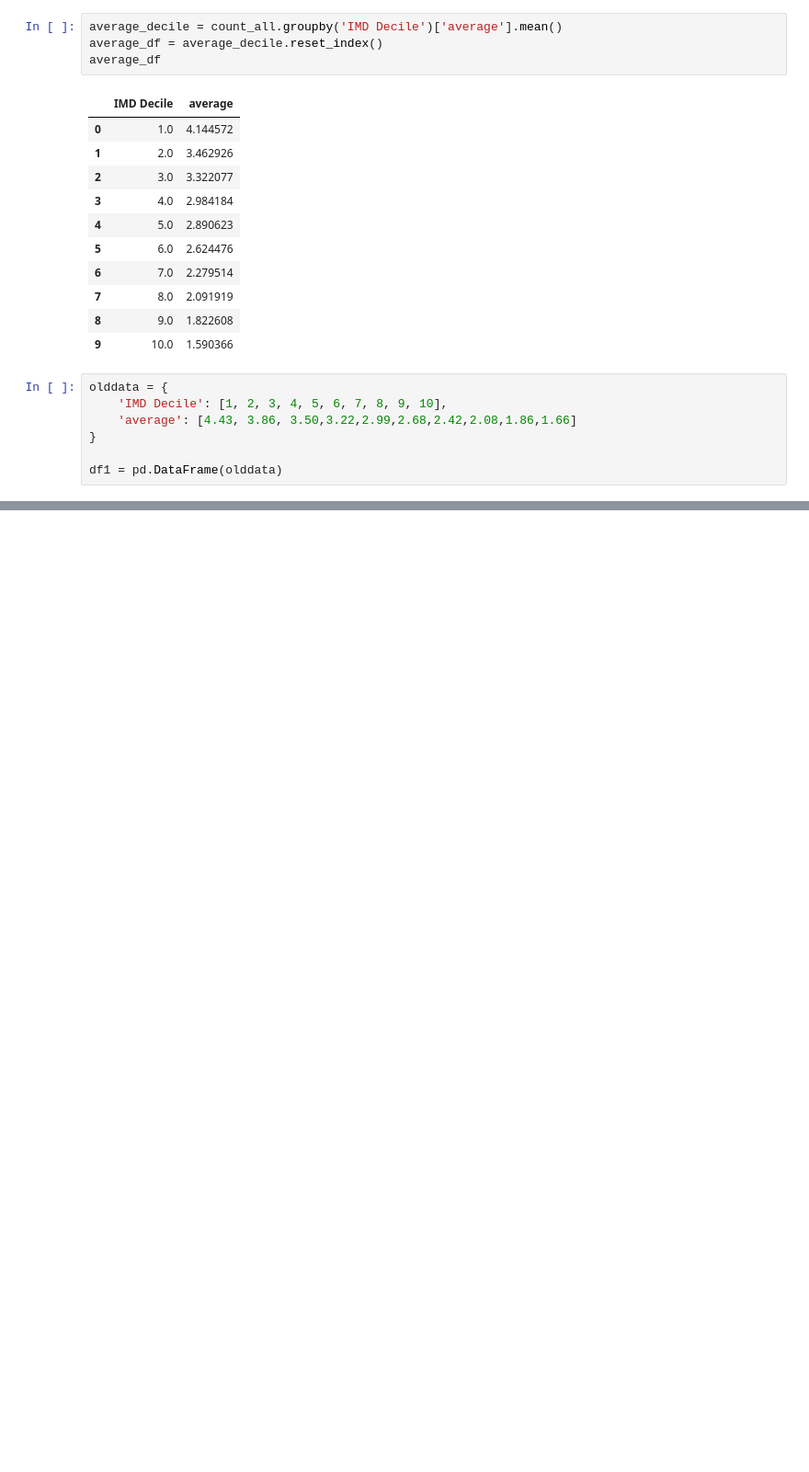
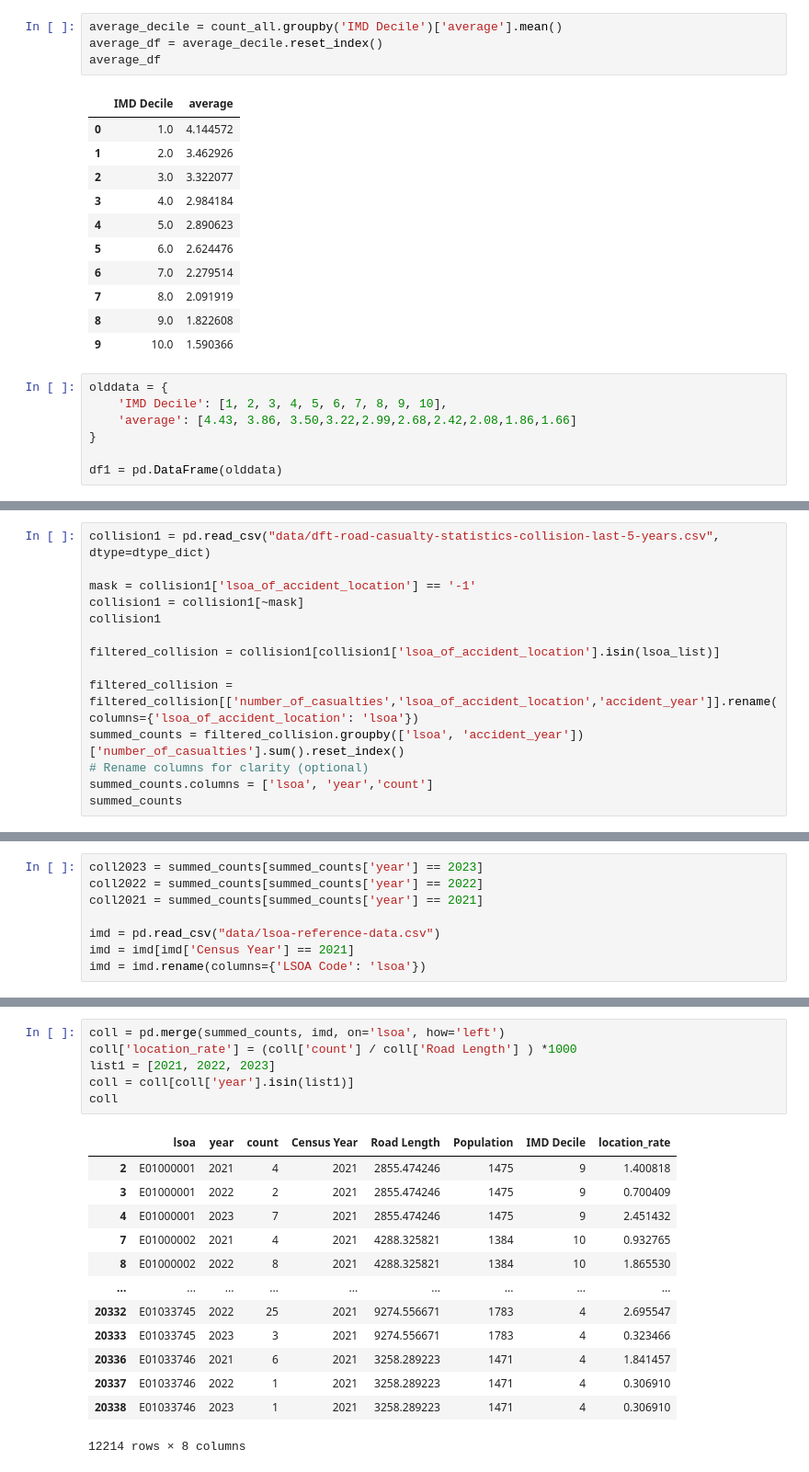
Before and after one commit to jwkee0420/Quantitative-Methods, a Jupyter notebook: Jin_safety_descriptive_statistics.ipynb, the cells around one changed output, grey strips where cells are left out. Shown at 92% size. Saved outputs shown, nothing was run; the diff lists cells and outputs as text; blank space fills up the shorter version.

```diff
--- a/Jin_safety_descriptive_statistics.ipynb
+++ b/Jin_safety_descriptive_statistics.ipynb
@@ -618,0 +625,14 @@ plt.show()
+# %%
+collision1 = pd.read_csv("data/dft-road-casualty-statistics-collision-last-5-years.csv", dtype=dtype_dict)
+
+mask = collision1['lsoa_of_accident_location'] == '-1'
+collision1 = collision1[~mask]
+collision1
+
+filtered_collision = collision1[collision1['lsoa_of_accident_location'].isin(lsoa_list)]
+
+filtered_collision = filtered_collision[['number_of_casualties','lsoa_of_accident_location','accident_year']].rename(columns={'lsoa_of_accident_location': 'lsoa'})
+summed_counts = filtered_collision.groupby(['lsoa', 'accident_year'])['number_of_casualties'].sum().reset_index()
+# Rename columns for clarity (optional)
+summed_counts.columns = ['lsoa', 'year','count']
+summed_counts
@@ -618,0 +653,8 @@ plt.show()
+# %%
+coll2023 = summed_counts[summed_counts['year'] == 2023]
+coll2022 = summed_counts[summed_counts['year'] == 2022]
+coll2021 = summed_counts[summed_counts['year'] == 2021]
+
+imd = pd.read_csv("data/lsoa-reference-data.csv")
+imd = imd[imd['Census Year'] == 2021]
+imd = imd.rename(columns={'LSOA Code': 'lsoa'})
@@ -618,0 +675,20 @@ plt.show()
+# %%
+coll = pd.merge(summed_counts, imd, on='lsoa', how='left')
+coll['location_rate'] = (coll['count'] / coll['Road Length'] ) *1000
+list1 = [2021, 2022, 2023]
+coll = coll[coll['year'].isin(list1)]
+coll
+# %% [output]
+|  | lsoa | year | count | Census Year | Road Length | Population | IMD Decile | location_rate |
+| 2 | E01000001 | 2021 | 4 | 2021 | 2855.474246 | 1475 | 9 | 1.400818 |
+| 3 | E01000001 | 2022 | 2 | 2021 | 2855.474246 | 1475 | 9 | 0.700409 |
+| 4 | E01000001 | 2023 | 7 | 2021 | 2855.474246 | 1475 | 9 | 2.451432 |
+| 7 | E01000002 | 2021 | 4 | 2021 | 4288.325821 | 1384 | 10 | 0.932765 |
+| 8 | E01000002 | 2022 | 8 | 2021 | 4288.325821 | 1384 | 10 | 1.865530 |
+| ... | ... | ... | ... | ... | ... | ... | ... | ... |
+| 20332 | E01033745 | 2022 | 25 | 2021 | 9274.556671 | 1783 | 4 | 2.695547 |
+| 20333 | E01033745 | 2023 | 3 | 2021 | 9274.556671 | 1783 | 4 | 0.323466 |
+| 20336 | E01033746 | 2021 | 6 | 2021 | 3258.289223 | 1471 | 4 | 1.841457 |
+| 20337 | E01033746 | 2022 | 1 | 2021 | 3258.289223 | 1471 | 4 | 0.306910 |
+| 20338 | E01033746 | 2023 | 1 | 2021 | 3258.289223 | 1471 | 4 | 0.306910 |
+12214 rows × 8 columns
```
Also changed, not shown: parts of 8 cells of this notebook.
